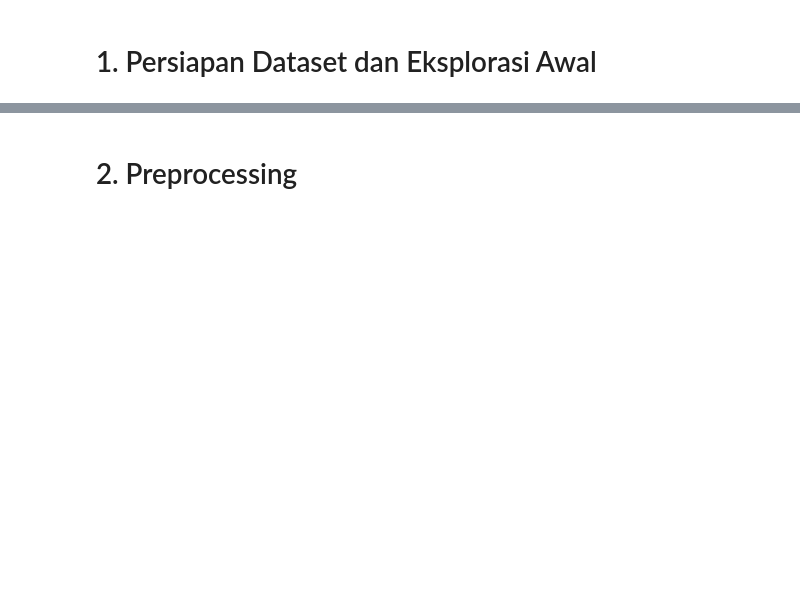
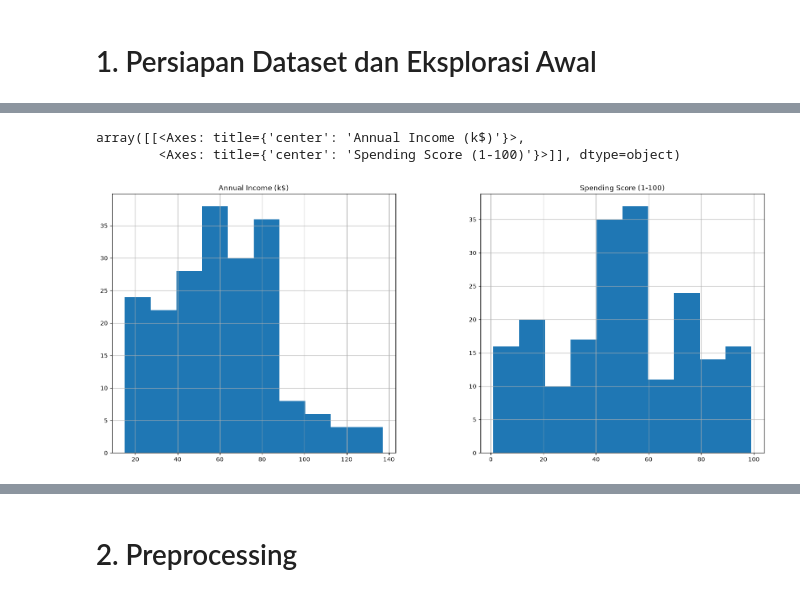
Before and after one commit to ZicoDiegoRR/Modul-Praktikum-ML-RKA, a Jupyter notebook: 7. DBSCAN, BIRCH, EM/DBSCAN_BIRCH_EM_NRP.ipynb, the cells around one changed output, grey strips where cells are left out. Drawn from its saved outputs; the diff is of its cells as text; code cells hidden in the pictures; blank space fills up the shorter version.

```diff
--- a/7. DBSCAN, BIRCH, EM/DBSCAN_BIRCH_EM_NRP.ipynb
+++ b/7. DBSCAN, BIRCH, EM/DBSCAN_BIRCH_EM_NRP.ipynb
@@ -56,3 +63,9 @@ Langkah pengerjaan:
 # Jika file tidak ditemukan, periksa lokasi file dan nama file.
 # Tampilkan 5 baris pertama, jumlah baris/kolom, tipe data, statistik deskriptif,
 # jumlah missing value, dan jumlah baris duplikat.
+df = pd.read_csv("Mall_Customers.csv")
+display(df.info())
+display(df.head(5))
+display(df.describe())
+display(df.isna().sum())
+display(df.duplicated().sum())
@@ -59,7 +108,13 @@ Langkah pengerjaan:
 # %%
 # Tampilkan distribusi Annual Income (k$) dan Spending Score (1-100)
 # menggunakan histogram dan/atau boxplot.
 # Amati rentang, bentuk distribusi, dan kemungkinan outlier.
+num_df = df.select_dtypes(exclude=["str"]).drop(columns=["CustomerID", "Age"])
+num_df.hist(figsize=(20, 8))
+# %% [output]
+array([[<Axes: title={'center': 'Annual Income (k$)'}>,
+        <Axes: title={'center': 'Spending Score (1-100)'}>]], dtype=object)
+[figure, added]
 # %%
 # Buat scatter plot dari Annual Income (k$) terhadap Spending Score (1-100).
 # Jangan warnai berdasarkan label apa pun terlebih dahulu.
```
Also changed, not shown: parts of 32 cells of this notebook.
